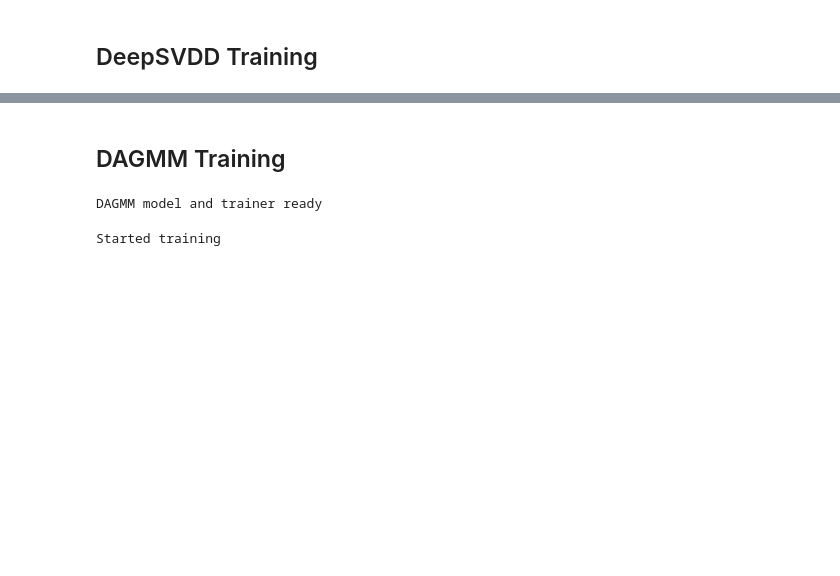
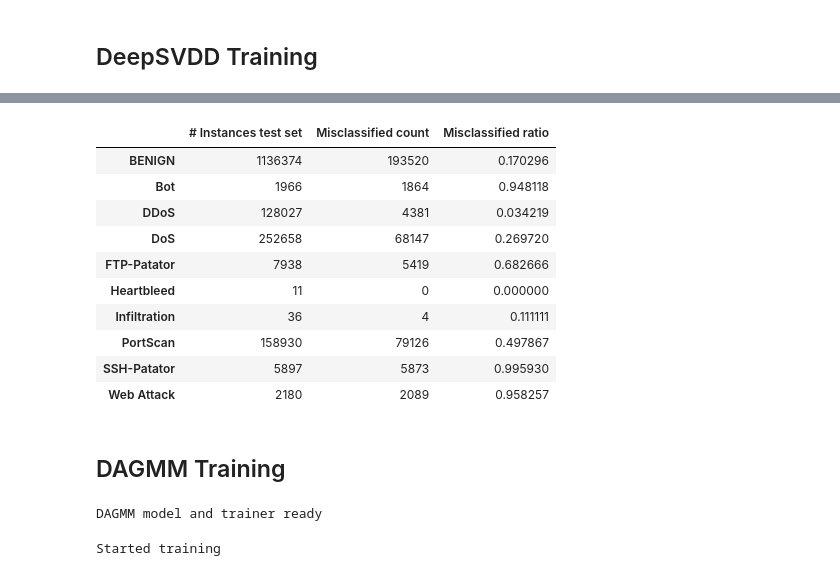
Before and after one commit to ireydiak/anomaly_detection_NRCAN, a Jupyter notebook: notebooks/multiclass_ids.ipynb, the cells around one changed output, grey strips where cells are left out. Cells and saved outputs as stored; diff of their text form; code cells hidden in the pictures; blank space fills up the shorter version.

```diff
--- a/notebooks/multiclass_ids.ipynb
+++ b/notebooks/multiclass_ids.ipynb
@@ -81,0 +104,15 @@ Name: 0, dtype: int64
+# %%
+dsvdd_best_fname = "04-28-2022_14-59-02/checkpoints/deepsvdd_epoch=106"
+dsvdd_trainer, dsvdd_model = DeepSVDDIDSTrainer.load_from_file(dsvdd_best_fname, dsvdd_trainer, dsvdd_model)
+y_test_true, test_scores, test_labels = dsvdd_trainer.test(test_ldr)
+results = metrics.estimate_optimal_threshold(test_scores, y_test_true)
+y_pred = (test_scores >= results["Thresh_star"]).astype(int)
+store_results(
+    results=results,
+    params=dict(batch_size=batch_size, lr=lr, n_epochs=106, **dsvdd_model.get_params()),
+    model_name="DeepSVDD",
+    dataset="IDS2017",
+    dataset_path=dataset_path,
+    results_path="./"
+)
+results
@@ -82,3 +127,20 @@ Name: 0, dtype: int64
+# %%
+# Misclassified instances per label
+misclf_df = ids_misclf_per_label(y_pred, y_test_true, test_labels)
+misclf_df.to_csv(export_path + "/deepsvdd_misclassifications.csv")
+misclf_df
+# %% [output]
+|  | # Instances test set | Misclassified count | Misclassified ratio |
+| BENIGN | 1136374 | 193520 | 0.170296 |
+| Bot | 1966 | 1864 | 0.948118 |
+| DDoS | 128027 | 4381 | 0.034219 |
+| DoS | 252658 | 68147 | 0.269720 |
+| FTP-Patator | 7938 | 5419 | 0.682666 |
+| Heartbleed | 11 | 0 | 0.000000 |
+| Infiltration | 36 | 4 | 0.111111 |
+| PortScan | 158930 | 79126 | 0.497867 |
+| SSH-Patator | 5897 | 5873 | 0.995930 |
+| Web Attack | 2180 | 2089 | 0.958257 |
 # %% [markdown]
 ## DAGMM Training
 # %%
```
Also changed, not shown: parts of 15 cells of this notebook, 7 other files.
